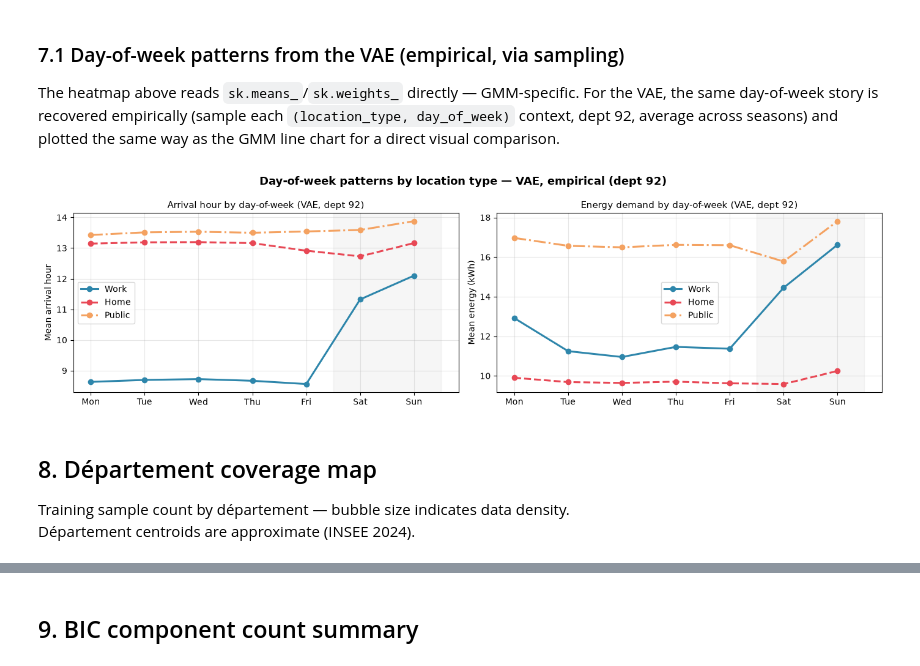
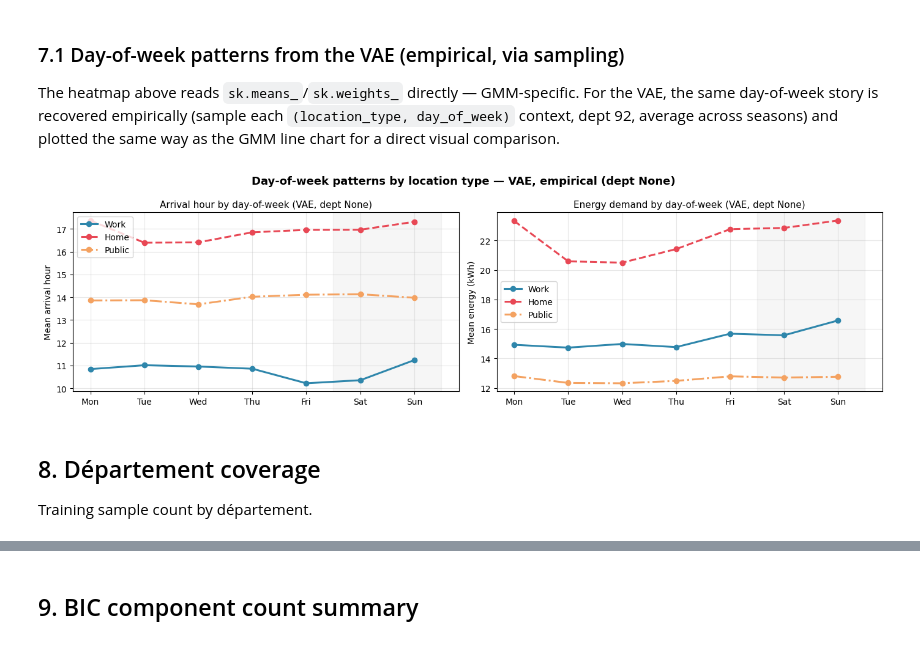
Before and after one commit to yvenn-amara/GEARS, a Jupyter notebook: notebooks/1_gmm_descriptive.ipynb, the cells around one changed output, grey strips where cells are left out. Drawn from its saved outputs; the diff is of its cells as text; code cells hidden in the pictures.

```diff
--- a/notebooks/1_gmm_descriptive.ipynb
+++ b/notebooks/1_gmm_descriptive.ipynb
@@ -108,11 +108,15 @@ vae = registry.load("french_vae_sample")
 n_ctx_vae  = len(vae.models_)
 flag_vae   = "⚠  sample data" if vae.is_sample_ else "✓  full data"
 locs_vae   = sorted(set(c[0] for c in vae.list_contexts()))
-depts_vae  = sorted(set(c[1] for c in vae.list_contexts()))
+vae_has_dept = "department" in vae.stratify_by
+depts_vae  = (
+    sorted(set(dict(zip(vae.stratify_by, c))["department"] for c in vae.list_contexts()))
+    if vae_has_dept else []
+)
 
 print(f"Loaded VAE: {n_ctx_vae} contexts | stratify_by={vae.stratify_by} | {flag_vae} | model_type={vae.model_type}")
 print(f"Location types : {locs_vae}")
-print(f"Departments    : {depts_vae}")
+print(f"Departments    : {depts_vae if vae_has_dept else '(not a stratification dimension for this bundle — stratify_by=' + repr(vae.stratify_by) + ')'}")
 
 print("\n── GMM vs VAE bundle summary ─────────────────────────────────────────────")
 print(pd.DataFrame([
@@ -484,7 +490,7 @@ one department (`"92"`, present in both bundles) and the three main location typ
 vae_summary_rows = []
 for ctx in vae.list_contexts():
     ctx_d = dict(zip(vae.stratify_by, ctx))
-    if ctx_d["department"] != "92" or ctx_d["location_type"] not in ("work", "home", "public"):
+    if ctx_d.get("department") != VAE_DEMO_DEPT or ctx_d["location_type"] not in ("work", "home", "public"):
         continue
     samp = vae.sample(300, context=ctx_d, seed=1)
     vae_summary_rows.append({
@@ -497,12 +503,12 @@ for ctx in vae.list_contexts():
     })
 vae_ctx_df = pd.DataFrame(vae_summary_rows)
 
-gmm_dept92 = ctx_df[(ctx_df["department"] == "92") & (ctx_df["location_type"].isin(["work", "home", "public"]))]
+gmm_dept92 = ctx_df[(ctx_df["department"] == GMM_DEMO_DEPT) & (ctx_df["location_type"].isin(["work", "home", "public"]))]
 compare = (
     gmm_dept92.groupby("location_type")["mean_energy_kwh"].mean().rename("GMM (weighted means)")
     .to_frame()
     .join(vae_ctx_df.groupby("location_type")["mean_energy_kwh"].mean().rename("VAE (empirical, sampled)"))
 )
-print("── Mean energy (kWh) — dept 92, GMM vs VAE ──────────────────────────────────")
+print(f"── Mean energy (kWh) — GMM dept {GMM_DEMO_DEPT!r} vs VAE dept {VAE_DEMO_DEPT!r} ──────────")
 print(compare.round(2).to_string())
 # %% [output]
@@ -561,19 +568,19 @@ the same three contexts (dept 92, work/home/public) so the shapes can be compare
 # ── plot_marginals(): GMM vs VAE, same contexts (dept 92) ───────────────────────
 for loc in ["work", "home", "public"]:
     ctx_gmm_d = first_ctx(loc)
-    ctx_gmm_d = {**ctx_gmm_d, "department": "92"} if ctx_gmm_d else None
-    ctx_vae_d = next((dict(zip(vae.stratify_by, c)) for c in vae.list_contexts()
-                      if c[0] == loc and c[1] == "92"), None)
+    ctx_gmm_d = {**ctx_gmm_d, "department": GMM_DEMO_DEPT} if ctx_gmm_d else None
+    ctx_vae_d = next((d for d in (dict(zip(vae.stratify_by, c)) for c in vae.list_contexts())
+                      if d.get("location_type") == loc and d.get("department") == VAE_DEMO_DEPT), None)
     if ctx_gmm_d is None or ctx_vae_d is None:
         continue
     fig_gmm = gmm.plot_marginals(context=ctx_gmm_d, n_samples=1500, figsize=(13, 3))
-    fig_gmm.suptitle(f"GMM — {loc.capitalize()} (dept 92)", fontsize=11, fontweight="bold", y=1.03)
+    fig_gmm.suptitle(f"GMM — {loc.capitalize()} (dept {GMM_DEMO_DEPT})", fontsize=11, fontweight="bold", y=1.03)
     fig_gmm.tight_layout()
     plt.savefig(f"outputs/01_marginals_gmm_{loc}.png", dpi=150, bbox_inches="tight")
     plt.show()
 
     fig_vae = vae.plot_marginals(context=ctx_vae_d, n_samples=1500, figsize=(13, 3))
-    fig_vae.suptitle(f"VAE — {loc.capitalize()} (dept 92)", fontsize=11, fontweight="bold", y=1.03)
+    fig_vae.suptitle(f"VAE — {loc.capitalize()} (dept {VAE_DEMO_DEPT})", fontsize=11, fontweight="bold", y=1.03)
     fig_vae.tight_layout()
     plt.savefig(f"outputs/01_marginals_vae_{loc}.png", dpi=150, bbox_inches="tight")
     plt.show()
@@ -637,6 +644,6 @@ plt.show()
 # %%
 # ── Arrival-hour KDE by season × location type — VAE version ────────────────────
-def find_ctx_vae(loc_type, season, dept="92", dow_pref=1):
+def find_ctx_vae(loc_type, season, dept=VAE_DEMO_DEPT, dow_pref=1):
     for ctx in vae.list_contexts():
         ctx_d = dict(zip(vae.stratify_by, ctx))
         if ctx_d.get("location_type") == loc_type and ctx_d.get("season") == season and ctx_d.get("department") == dept:
@@ -662,10 +669,10 @@ for ax, loc in zip(axes, ["work", "home", "public"]):
     ax.set_xlim(0, 24)
     ax.set_xticks(range(0, 25, 4))
     ax.set_xlabel("Arrival hour"); ax.set_ylabel("Density")
-    ax.set_title(f"{loc.capitalize()} (VAE, dept 92) — arrival hour by season", fontsize=10)
+    ax.set_title(f"{loc.capitalize()} (VAE, dept {VAE_DEMO_DEPT}) — arrival hour by season", fontsize=10)
     ax.legend(fontsize=8); ax.grid(True, alpha=0.25)
 
-fig.suptitle("Seasonal arrival patterns — VAE (Tuesday, dept 92, all seasons)", fontsize=13, fontweight="bold")
+fig.suptitle(f"Seasonal arrival patterns — VAE (Tuesday, dept {VAE_DEMO_DEPT}, all seasons)", fontsize=13, fontweight="bold")
 fig.tight_layout()
 plt.savefig("outputs/01_arrival_by_season_vae.png", dpi=150, bbox_inches="tight")
 plt.show()
@@ -785,40 +792,39 @@ average across seasons) and plotted the same way as the GMM line chart for a dir
 # %%
 # ── Day-of-week line plots from the VAE (empirical, dept 92) ────────────────────
 fig, axes = plt.subplots(1, 2, figsize=(14, 4))
 for metric_idx, (ax, ylabel, title) in enumerate(zip(axes,
     ["Mean arrival hour", "Mean energy (kWh)"],
-    ["Arrival hour by day-of-week (VAE, dept 92)", "Energy demand by day-of-week (VAE, dept 92)"]
+    [f"Arrival hour by day-of-week (VAE, dept {VAE_DEMO_DEPT})", f"Energy demand by day-of-week (VAE, dept {VAE_DEMO_DEPT})"]
 )):
     for loc, color, ls in loc_styles:
         dow_vals = []
         for d in range(7):
             vals = []
             for ctx in vae.list_contexts():
                 ctx_d = dict(zip(vae.stratify_by, ctx))
-                if ctx_d.get("location_type") != loc or ctx_d.get("department") != "92" or ctx_d.get("day_of_week") != d:
+                if ctx_d.get("location_type") != loc or ctx_d.get("department") != VAE_DEMO_DEPT or ctx_d.get("day_of_week") != d:
                     continue
                 samp = vae.sample(200, context=ctx_d, seed=2)
                 vals.extend((samp["arrival_hour"] if metric_idx == 0 else samp["energy"]).tolist())
             dow_vals.append(np.mean(vals) if vals else np.nan)
         ax.plot(range(7), dow_vals, color=color, linestyle=ls, linewidth=2.2,
                 marker="o", markersize=6, label=loc.capitalize())
     ax.set_xticks(range(7)); ax.set_xticklabels(DOW_LABELS)
     ax.set_ylabel(ylabel); ax.set_title(title, fontsize=11)
     ax.legend(); ax.grid(True, alpha=0.3)
     ax.axvspan(4.5, 6.5, alpha=0.07, color="gray")
 
-fig.suptitle("Day-of-week patterns by location type — VAE, empirical (dept 92)",
+fig.suptitle(f"Day-of-week patterns by location type — VAE, empirical (dept {VAE_DEMO_DEPT})",
              fontsize=13, fontweight="bold")
 fig.tight_layout()
 plt.savefig("outputs/01_dow_patterns_vae.png", dpi=150, bbox_inches="tight")
 plt.show()
 # %% [output]
-[figure, old version]
+[figure, new version]
 # %% [markdown]
-## 8. Département coverage map
+## 8. Département coverage
 
-Training sample count by département — bubble size indicates data density.
-Département centroids are approximate (INSEE 2024).
+Training sample count by département.
 # %%
 # ── Département coverage table ────────────────────────────────────────────────
 def dept_coverage(gmm_obj):
```
Also changed, not shown: parts of 19 cells of this notebook, 6 other files.
